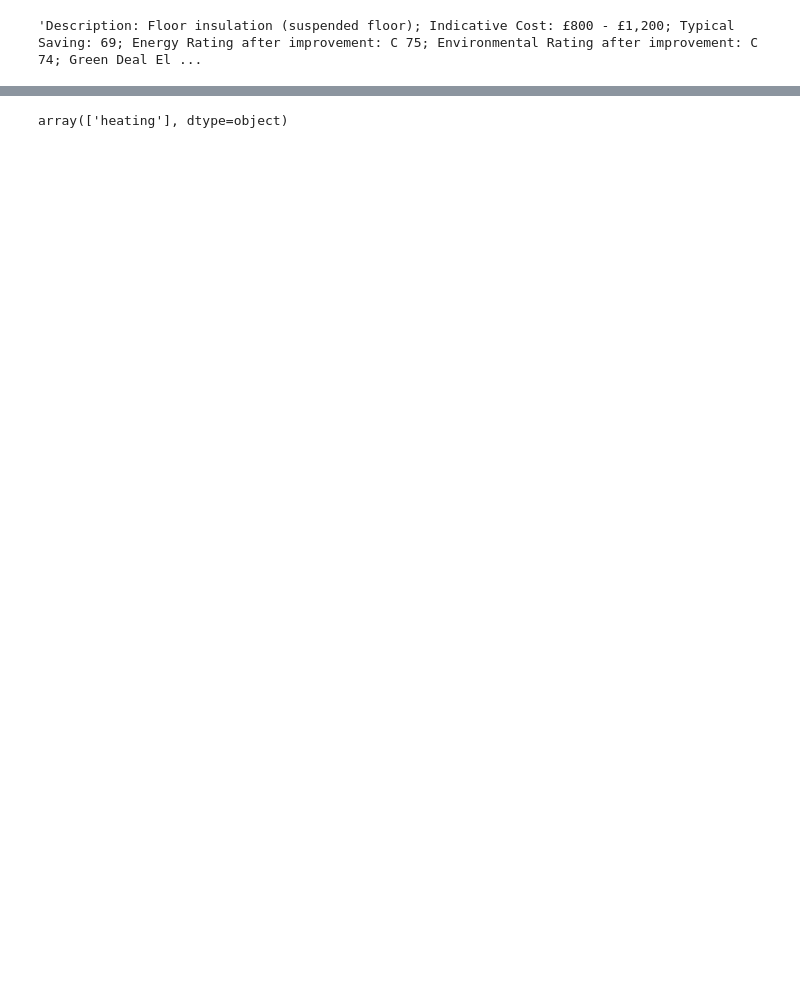
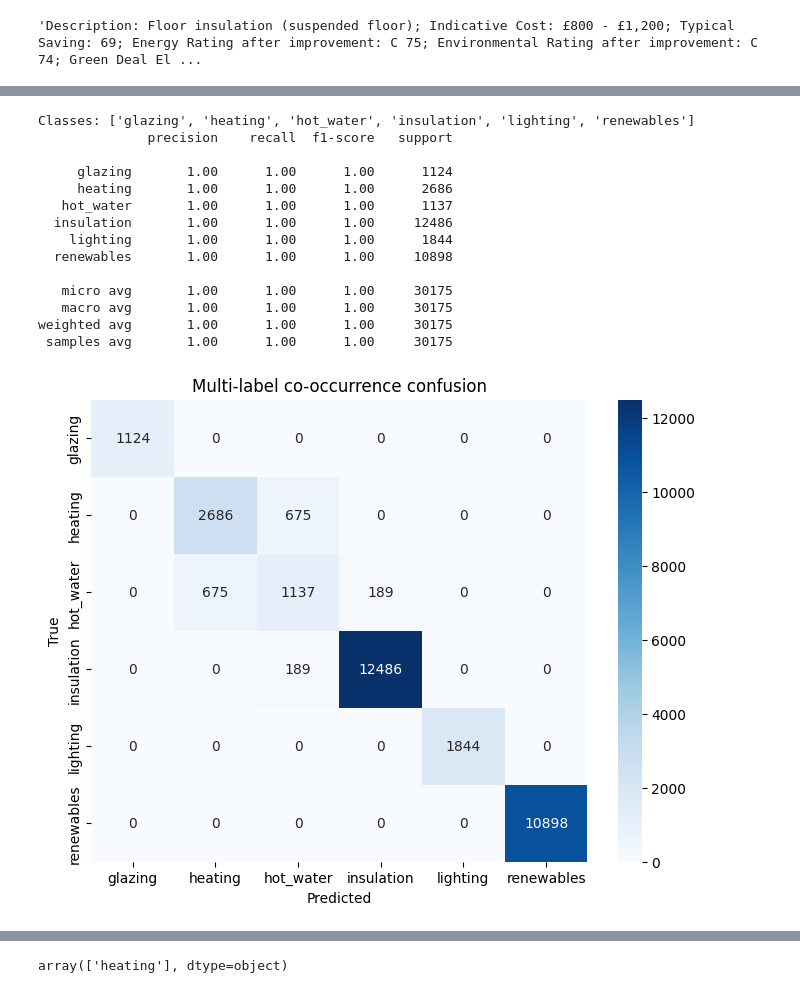
Before and after one commit to FedericoStachurski/epc-nlp-project, a Jupyter notebook: notebooks/03_modelling.ipynb, the cells around one changed output, grey strips where cells are left out. Saved outputs shown, nothing was run; the diff lists cells and outputs as text; code cells hidden in the pictures; blank space fills up the shorter version.

```diff
--- a/notebooks/03_modelling.ipynb
+++ b/notebooks/03_modelling.ipynb
@@ -50,2 +54,75 @@ glazing        5774
 Name: count, dtype: int64
+# %%
+from sklearn.preprocessing import MultiLabelBinarizer
+from sklearn.model_selection import train_test_split
+from sklearn.pipeline import Pipeline
+from sklearn.feature_extraction.text import TfidfVectorizer
+from sklearn.multiclass import OneVsRestClassifier
+from sklearn.linear_model import LogisticRegression
+from sklearn.metrics import classification_report
+import numpy as np
+import matplotlib.pyplot as plt
+import seaborn as sns
+
+# Binarise multi-label targets
+mask = imp["label"].map(len) > 0
+imp = imp[mask].copy()
+
+
+mlb = MultiLabelBinarizer()
+Y = mlb.fit_transform(imp["label"])   # imp["labels"] is a set per row
+X = imp["clean"]
+
+# Simple split (no stratify)
+X_train, X_test, Y_train, Y_test = train_test_split(
+    X, Y, test_size=0.2, random_state=42
+)
+
+multi_clf = Pipeline([
+    ("tfidf", TfidfVectorizer(max_features=8000, ngram_range=(1,2))),
+    ("ovr", OneVsRestClassifier(LogisticRegression(max_iter=400, class_weight="balanced")))
+])
+
+multi_clf.fit(X_train, Y_train)
+Y_pred = multi_clf.predict(X_test)
+
+print("Classes:", list(mlb.classes_))
+print(classification_report(Y_test, Y_pred, target_names=mlb.classes_))
+
+
+
+# build co-occurrence counts: true label vs predicted label
+classes = mlb.classes_
+cooc = np.zeros((len(classes), len(classes)), dtype=int)
+
+for yt, yp in zip(Y_test, Y_pred):
+    true_labels = np.where(yt==1)[0]
+    pred_labels = np.where(yp==1)[0]
+    for t in true_labels:
+        for p in pred_labels:
+            cooc[t, p] += 1
+
+plt.figure(figsize=(8,6))
+sns.heatmap(cooc, annot=True, fmt="d", cmap="Blues",
+            xticklabels=classes, yticklabels=classes)
+plt.xlabel("Predicted")
+plt.ylabel("True")
+plt.title("Multi-label co-occurrence confusion")
+plt.show()
+# %% [output]
+Classes: ['glazing', 'heating', 'hot_water', 'insulation', 'lighting', 'renewables']
+              precision    recall  f1-score   support
+
+     glazing       1.00      1.00      1.00      1124
+     heating       1.00      1.00      1.00      2686
+   hot_water       1.00      1.00      1.00      1137
+  insulation       1.00      1.00      1.00     12486
+    lighting       1.00      1.00      1.00      1844
+  renewables       1.00      1.00      1.00     10898
+
+   micro avg       1.00      1.00      1.00     30175
+   macro avg       1.00      1.00      1.00     30175
+weighted avg       1.00      1.00      1.00     30175
+ samples avg       1.00      1.00      1.00     30175
+[figure, added]
 # %%
```
Also changed, not shown: parts of 4 cells of this notebook, 3 other files.
